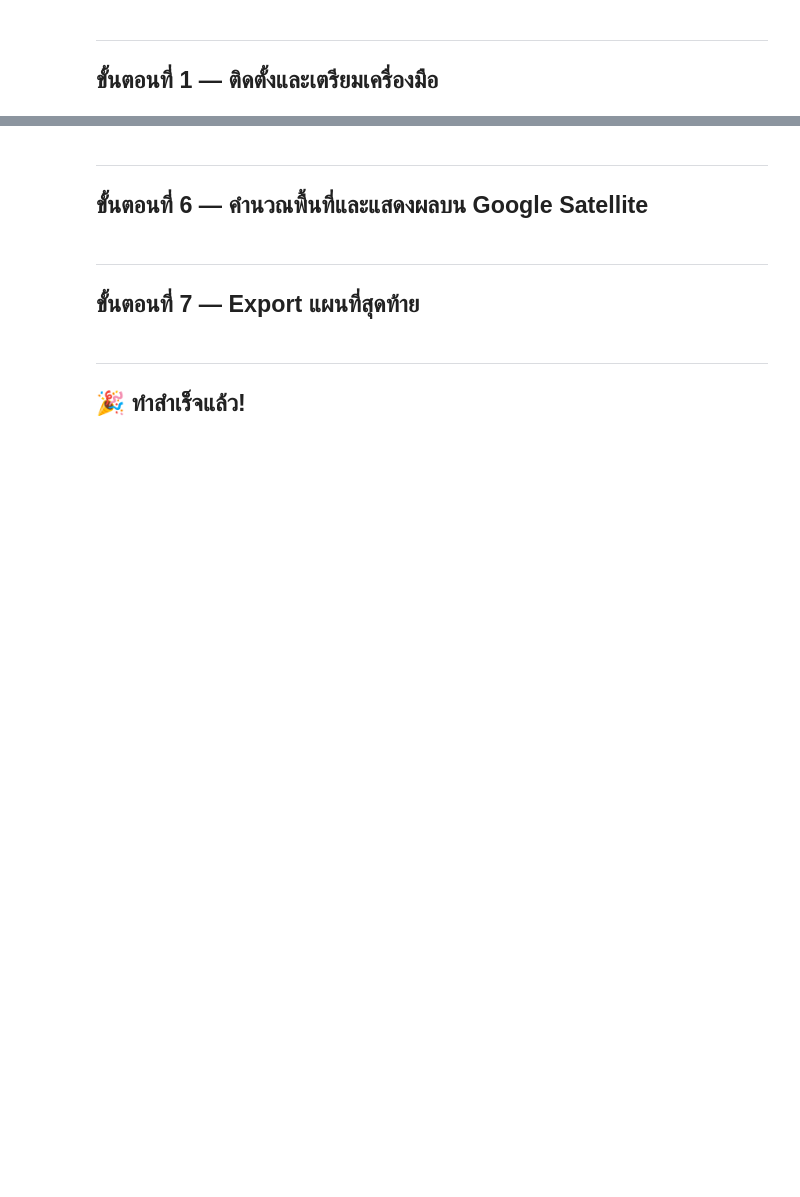
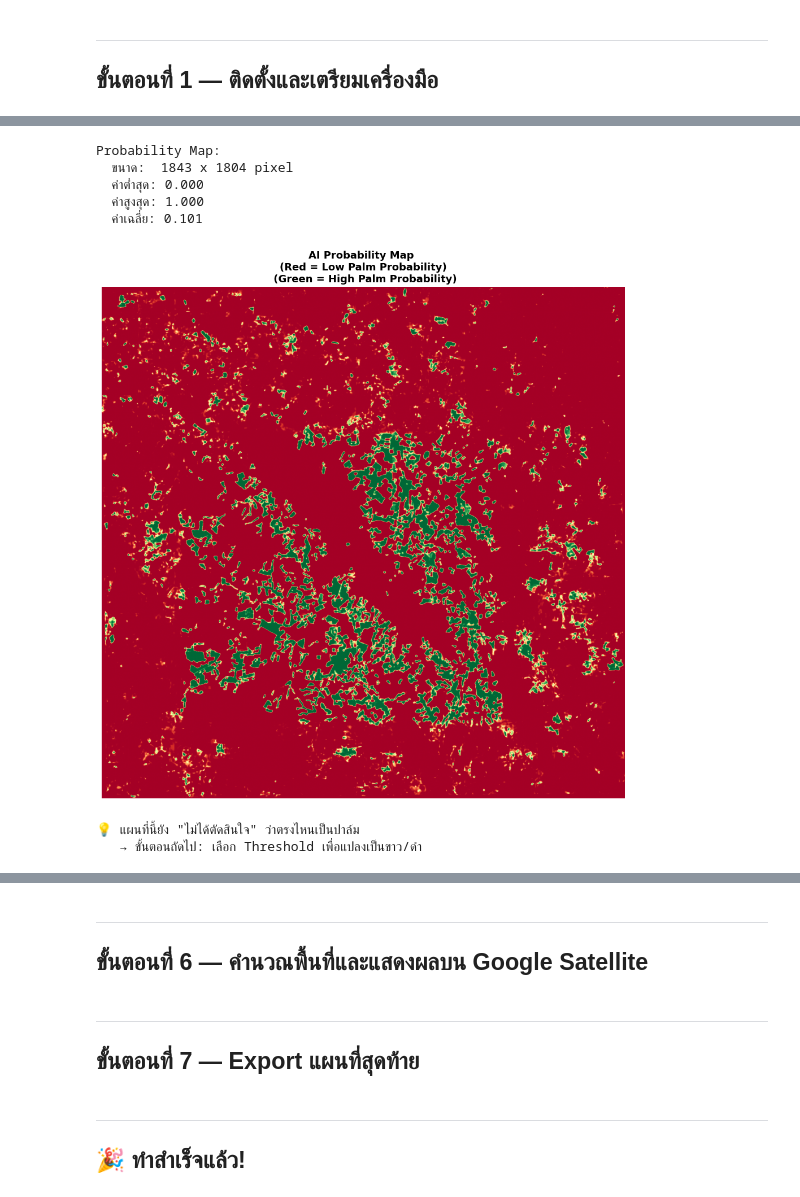
Before and after one commit to A-Phrom-A/ssb-workshop, a Jupyter notebook: 07_predict_and_map.ipynb, the cells around one changed output, grey strips where cells are left out. Drawn from its saved outputs; the diff is of its cells as text; code cells hidden in the pictures; blank space fills up the shorter version.

```diff
--- a/07_predict_and_map.ipynb
+++ b/07_predict_and_map.ipynb
@@ -88,29 +98,38 @@ print('\n')
 # ═══════════════════════════════════════════════════════════
 # CELL 2.1 — โหลด Model และรัน Inference
 # ═══════════════════════════════════════════════════════════
-# ⏱️ ใช้เวลา 3-10 นาที ขึ้นกับขนาดภาพและ GPU
-
-import torch
-import geoai
 
 device = 'cuda' if torch.cuda.is_available() else 'cpu'
 print(f'Device: {device}')
 
-# Path สำหรับบันทึก Probability Map
-print('PROB_MAP_PATH = os.path.join(OUTPUT_DIR, 'probability_map.tif')
+PROB_MAP_PATH = os.path.join(OUTPUT_DIR, 'probability_map.tif')
 
-# รัน Inference — ได้ Probability Map (float32: 0.0-1.0)
+# Model configuration
+ARCHITECTURE = "fpn"
+ENCODER_NAME = "resnet50"
+NUM_CHANNELS = 2
+NUM_CLASSES = 2
+
+print(f'Architecture: {ARCHITECTURE}')
+print(f'Encoder: {ENCODER_NAME}')
+print(f'Input channels: {NUM_CHANNELS}')
+print(f'Classes: {NUM_CLASSES}')
+
+# รัน Inference
 print('🔍 กำลังรัน Inference...')
+
 geoai.semantic_segmentation(
-    source=SAR_PATH,
-    output=PROB_MAP_PATH,
-    model_path=r'C:\Users\kittisak\Downloads\ssb tutor\drive_structure\ch03_train_model\output\segformer_models\best_model.pth',
+    input_path=SAR_PATH,
+    output_path=PROB_MAP_PATH,
+    model_path=MODEL_PATH,
+    architecture=ARCHITECTURE,
+    encoder_name=ENCODER_NAME,
+    num_channels=NUM_CHANNELS,
+    num_classes=NUM_CLASSES,
+    window_size=256,
+    overlap=128,              # 50% overlap = 128 pixels
+    batch_size=8,
     device=device,
-    tile_size=TILE_SIZE,
-    overlap=STRIDE,
-    batch_size=BATCH_SIZE,
-    activation='sigmoid',         # output เป็น probability 0.0-1.0
-    probability_output=True,      # บันทึก probability ไม่ใช่ binary
 )
 
 print(f'✅ บันทึก Probability Map: {PROB_MAP_PATH}')
@@ -117,32 +144,41 @@ print(f'✅ บันทึก Probability Map: {PROB_MAP_PATH}')
 # %%
 # ═══════════════════════════════════════════════════════════
 # CELL 2.2 — อ่านและแสดง Probability Map
 # ═══════════════════════════════════════════════════════════
 
 with rasterio.open(PROB_MAP_PATH) as src:
-    prob_map   = src.read(1)      # อ่าน Band 1 → array ขนาดเท่าภาพ SAR
+    prob_map   = src.read(2)      # อ่าน Band 1 → array ขนาดเท่าภาพ SAR
     prob_meta  = src.meta.copy()
     prob_transform = src.transform
     prob_crs   = src.crs
 
 print(f'Probability Map:')
 print(f'  ขนาด:  {prob_map.shape[1]} x {prob_map.shape[0]} pixel')
 print(f'  ค่าต่ำสุด: {prob_map.min():.3f}')
 print(f'  ค่าสูงสุด: {prob_map.max():.3f}')
 print(f'  ค่าเฉลี่ย: {prob_map.mean():.3f}')
 
 # แสดง Probability Map เป็น Heatmap
 fig, ax = plt.subplots(figsize=(12, 10))
 im = ax.imshow(prob_map, cmap='RdYlGn', vmin=0, vmax=1)
 
-print('ax.set_title('Probability Map จาก AI\n(สีเขียว = ปาล์ม, สีม่วง = ไม่ใช่ปาล์ม)', fontsize=13, fontweight='bold')
+ax.set_title('AI Probability Map \n(Red = Low Palm Probability)\n (Green = High Palm Probability)', fontsize=13, fontweight='bold')
 
-print('ax.axis('off')
+ax.axis('off')
 plt.tight_layout()
 plt.show()
 print('\n')
 print('💡 แผนที่นี้ยัง "ไม่ได้ตัดสินใจ" ว่าตรงไหนเป็นปาล์ม')
 print('   → ขั้นตอนถัดไป: เลือก Threshold เพื่อแปลงเป็นขาว/ดำ')
+# %% [output]
+Probability Map:
+  ขนาด:  1843 x 1804 pixel
+  ค่าต่ำสุด: 0.000
+  ค่าสูงสุด: 1.000
+  ค่าเฉลี่ย: 0.101
+[figure, added]
+💡 แผนที่นี้ยัง "ไม่ได้ตัดสินใจ" ว่าตรงไหนเป็นปาล์ม
+   → ขั้นตอนถัดไป: เลือก Threshold เพื่อแปลงเป็นขาว/ดำ
 # %% [markdown]
 ---
 
```
Also changed, not shown: parts of 12 cells of this notebook, 6 other files.
